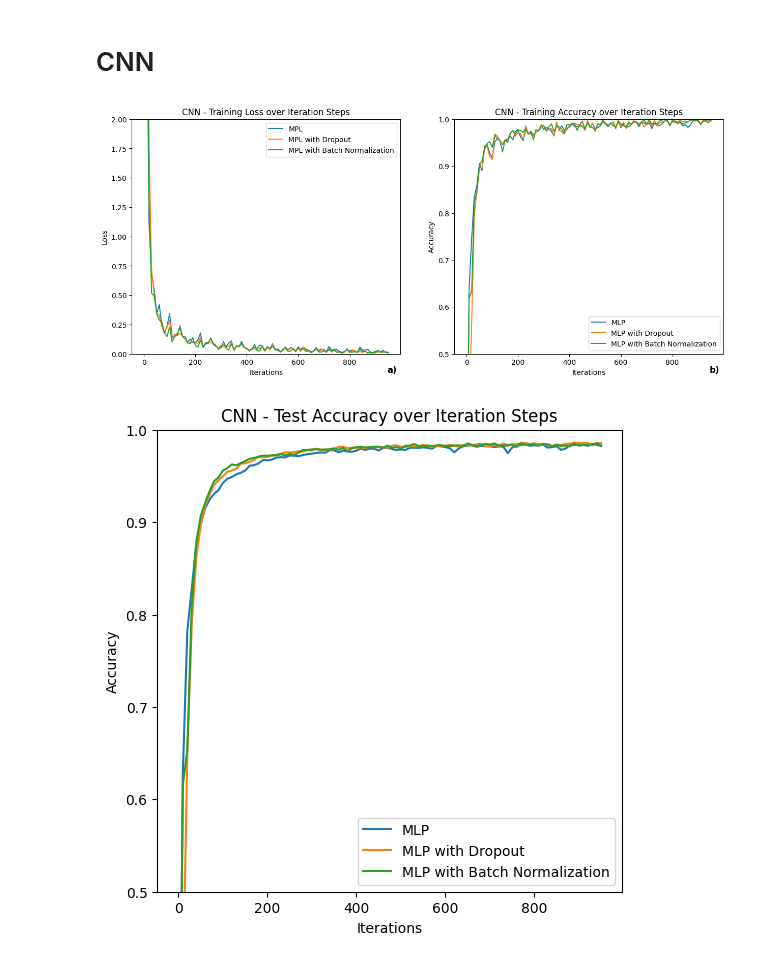
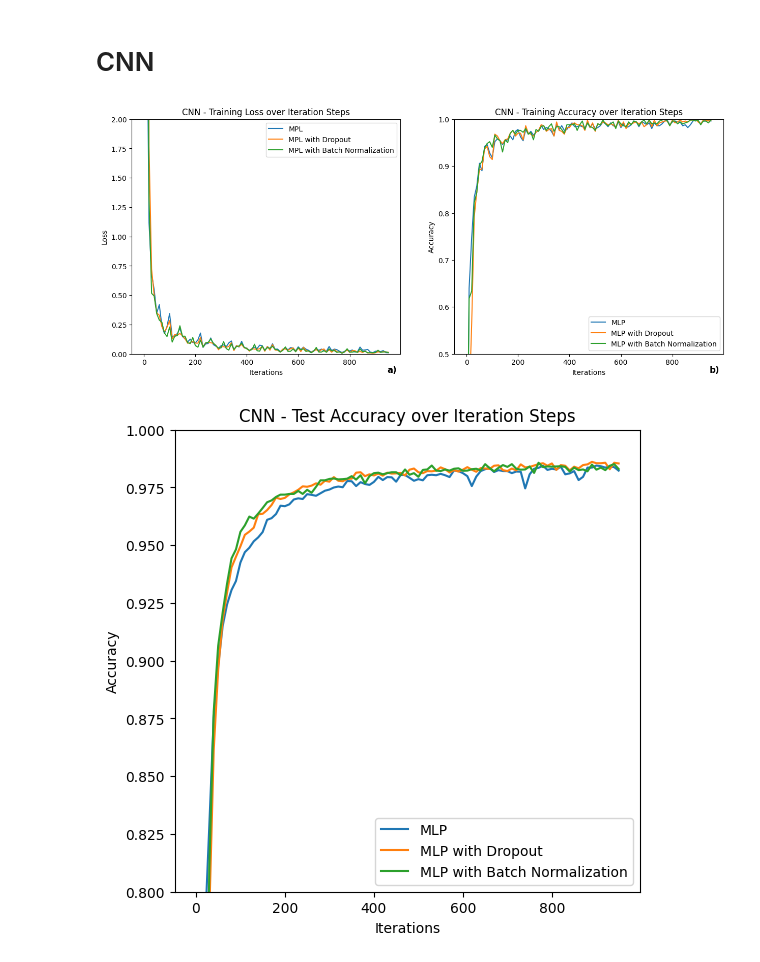
Before and after one commit to nathanbowness/CSI5340Assignments, a Jupyter notebook: Assignment2/A2_Question2_Code.ipynb, the cells around one changed output. Cells and saved outputs as stored; diff of their text form; code cells hidden in the pictures.

```diff
--- a/Assignment2/A2_Question2_Code.ipynb
+++ b/Assignment2/A2_Question2_Code.ipynb
@@ -419,23 +419,23 @@ cnn_batch_norm_test_accuracy = cnn_batch_norm.get_test_data_accuracy()
 # %%
 # Plot training loss and accuracy for CNN, CNN with dropout, and CNN with batch normalization
 figure5 = plt.figure(figsize=(15, 6))
 subplot = plot_training_loss_data(figure5, cnn_train_accuracy_x_axis, cnn_loss_data, cnn_dropout_loss_data, cnn_batch_norm_loss_data, 'CNN - Training Loss over Iteration Steps', "MPL", 1, 2, 1, "a)")
 subplot.set_ylim(0,2)
 figure5.add_subplot(subplot)
 subplot = plot_training_accuracy_data(figure5, cnn_train_accuracy_x_axis, cnn_train_accuracy, cnn_dropout_train_accuracy, cnn_batch_norm_train_accuracy, 'CNN - Training Accuracy over Iteration Steps', "MLP", 1, 2, 2, "b)")
 subplot.set_ylim(0.5,1)
 figure5.add_subplot(subplot)
 plt.show()
 
 figure6 = plt.figure(figsize=(6, 6))
 subplot = plot_test_accuracy_data(figure6, cnn_train_accuracy_x_axis, cnn_test_accuracy, cnn_dropout_test_accuracy, cnn_batch_norm_test_accuracy, 'CNN - Test Accuracy over Iteration Steps', "MLP", 1, 1, 1)
-subplot.set_ylim(0.5,1)
+subplot.set_ylim(0.8,1)
 figure6.add_subplot(subplot)
 
 plt.show()
 # %% [output]
 [figure]
-[figure, old version]
+[figure, new version]
 # %%
 # Train Accuracy, Loss Comparison for all classifiers
 figure7 = plt.figure(figsize=(15, 10))
```
Also changed, not shown: parts of 2 cells of this notebook.
